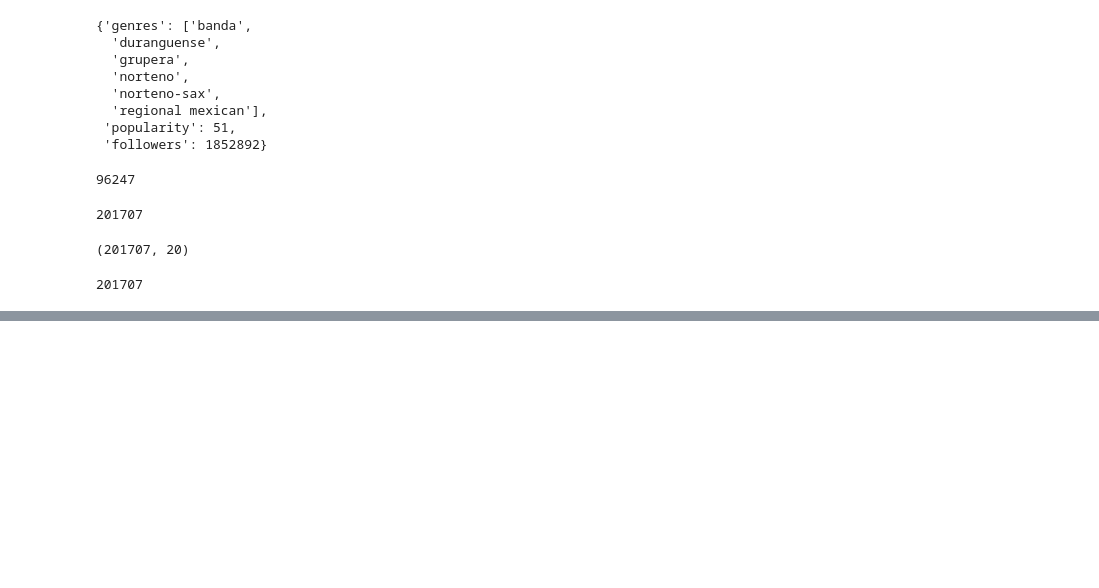
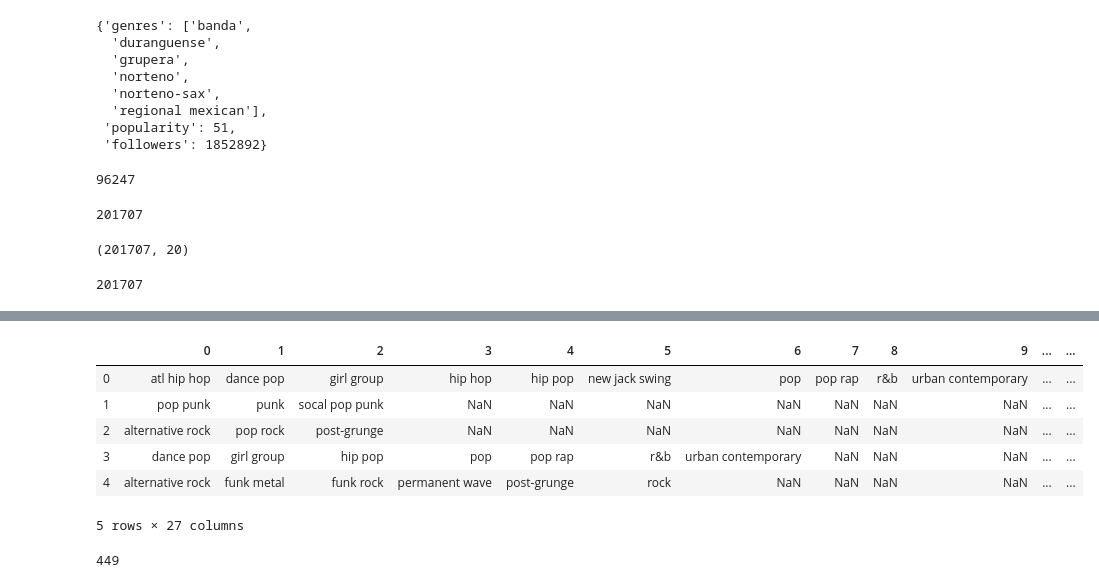
Before and after one commit to fsarraf/Mod4_Project, a Jupyter notebook: Untitled.ipynb, the cells around one changed output, grey strips where cells are left out. Cells and saved outputs as stored; diff of their text form; code cells hidden in the pictures; blank space fills up the shorter version.

```diff
--- a/Untitled.ipynb
+++ b/Untitled.ipynb
@@ -255,0 +269,14 @@ genres_df.head()
+# %%
+genresdf.head()
+# %% [output]
+|  | 0 | 1 | 2 | 3 | 4 | 5 | 6 | 7 | 8 | 9 | ... | ... |
+| 0 | atl hip hop | dance pop | girl group | hip hop | hip pop | new jack swing | pop | pop rap | r&b | urban contemporary | ... | ... |
+| 1 | pop punk | punk | socal pop punk | NaN | NaN | NaN | NaN | NaN | NaN | NaN | ... | ... |
+| 2 | alternative rock | pop rock | post-grunge | NaN | NaN | NaN | NaN | NaN | NaN | NaN | ... | ... |
+| 3 | dance pop | girl group | hip pop | pop | pop rap | r&b | urban contemporary | NaN | NaN | NaN | ... | ... |
+| 4 | alternative rock | funk metal | funk rock | permanent wave | post-grunge | rock | NaN | NaN | NaN | NaN | ... | ... |
+5 rows × 27 columns
+# %%
+len(genresdf[0].unique())
+# %% [output]
+449
```
Also changed, not shown: parts of 19 cells of this notebook, 1 other file.
